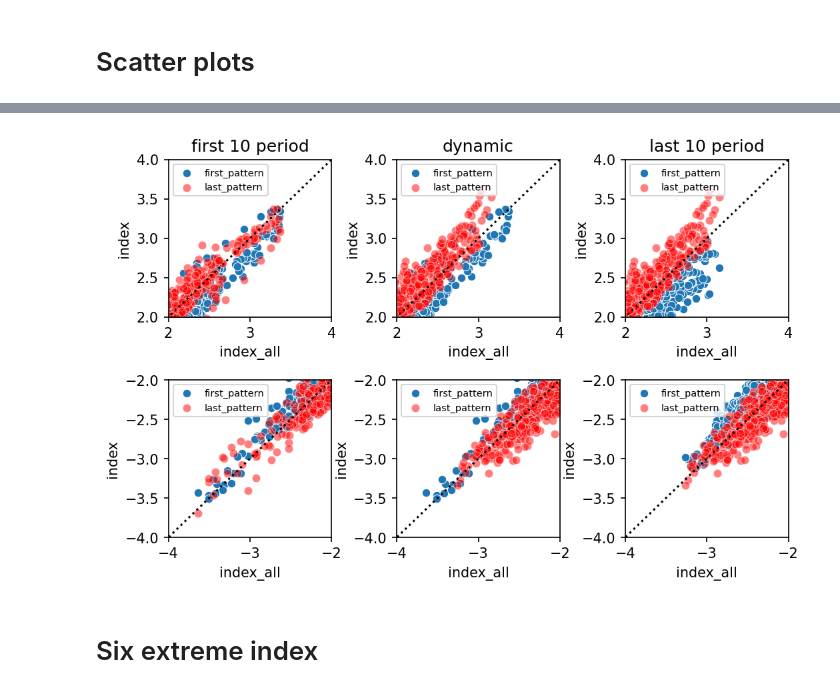
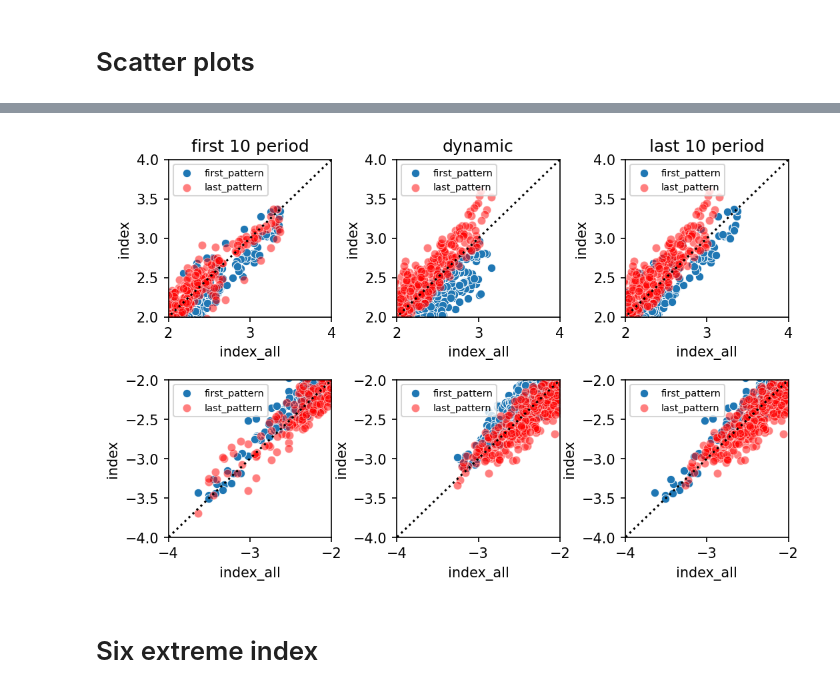
Before and after one commit to liuquan18/Teleconnection, a Jupyter notebook: scripts/IndexDiffPattern_analyze.ipynb, the cells around one changed output, grey strips where cells are left out. Cells and saved outputs as stored; diff of their text form; code cells hidden in the pictures.

```diff
--- a/scripts/IndexDiffPattern_analyze.ipynb
+++ b/scripts/IndexDiffPattern_analyze.ipynb
@@ -76,3 +61,5 @@ dep_first_first_all, dep_last_last_all = sti.project_dataframe(all_all_dep, all_
+# %%
+dep_first, dep_last, dep_dynamic = sti.pattern_compare([all_all_dep,all_first_dep,all_last_dep])
 # %% [markdown]
 # Scatter plots
 # %%
@@ -102,11 +83,9 @@ sept.scatter_extreme([ind_first_first_all,ind_first_last_all],
 # %%
-sept.scatter_extreme([dep_first_first_all,dep_first_last_all],
-                     [dep_first_first_all, dep_last_last_all],
-                     [dep_last_first_all, dep_last_last_all],
+sept.scatter_extreme(dep_first, dep_last, dep_dynamic,
                      mode = 'EA'
     )
 # %% [output]
-[figure, old version]
+[figure, new version]
 # %% [markdown]
 # Six extreme index
 # %% [markdown]
```
Also changed, not shown: parts of 6 cells of this notebook, 1 other file.
